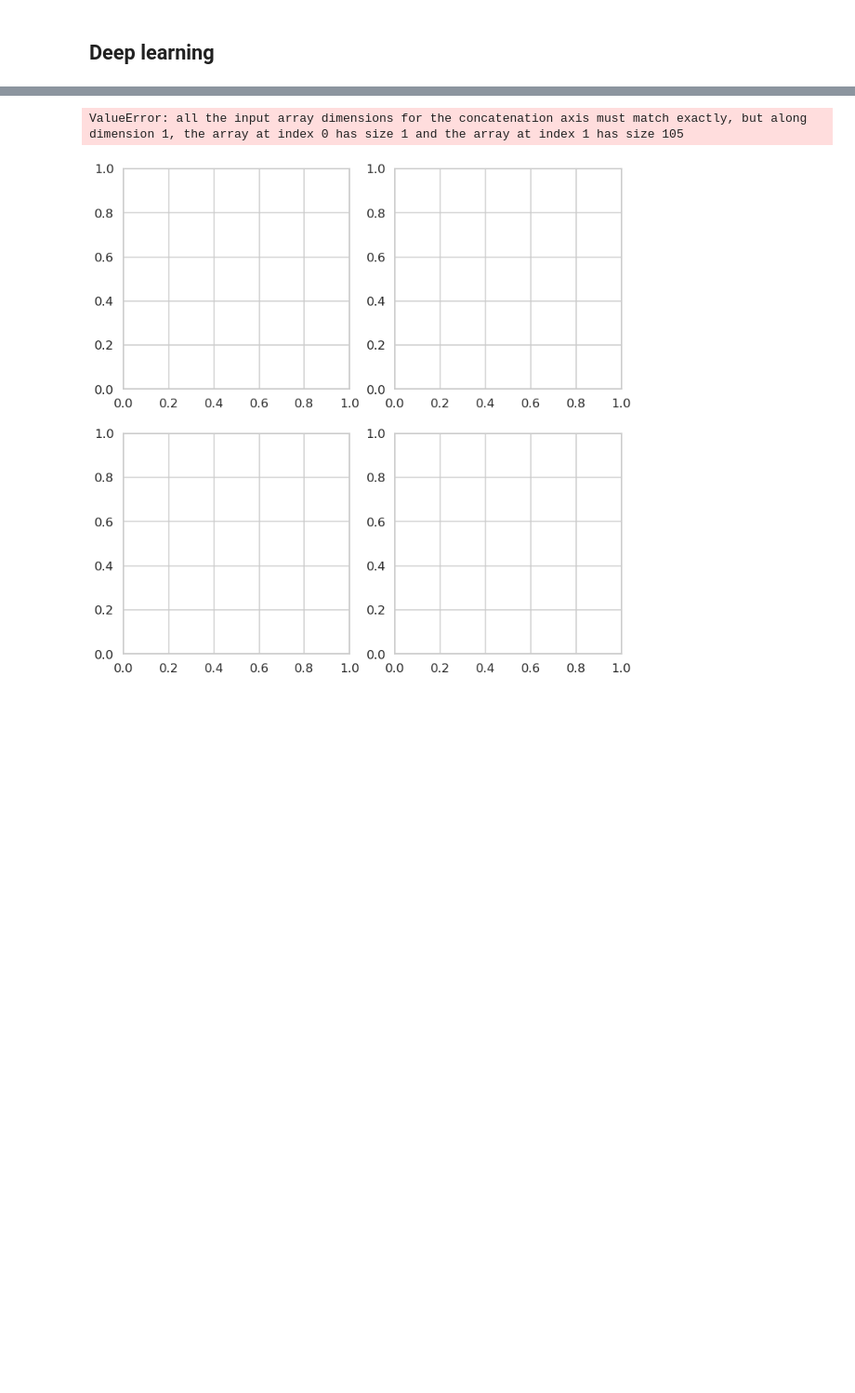
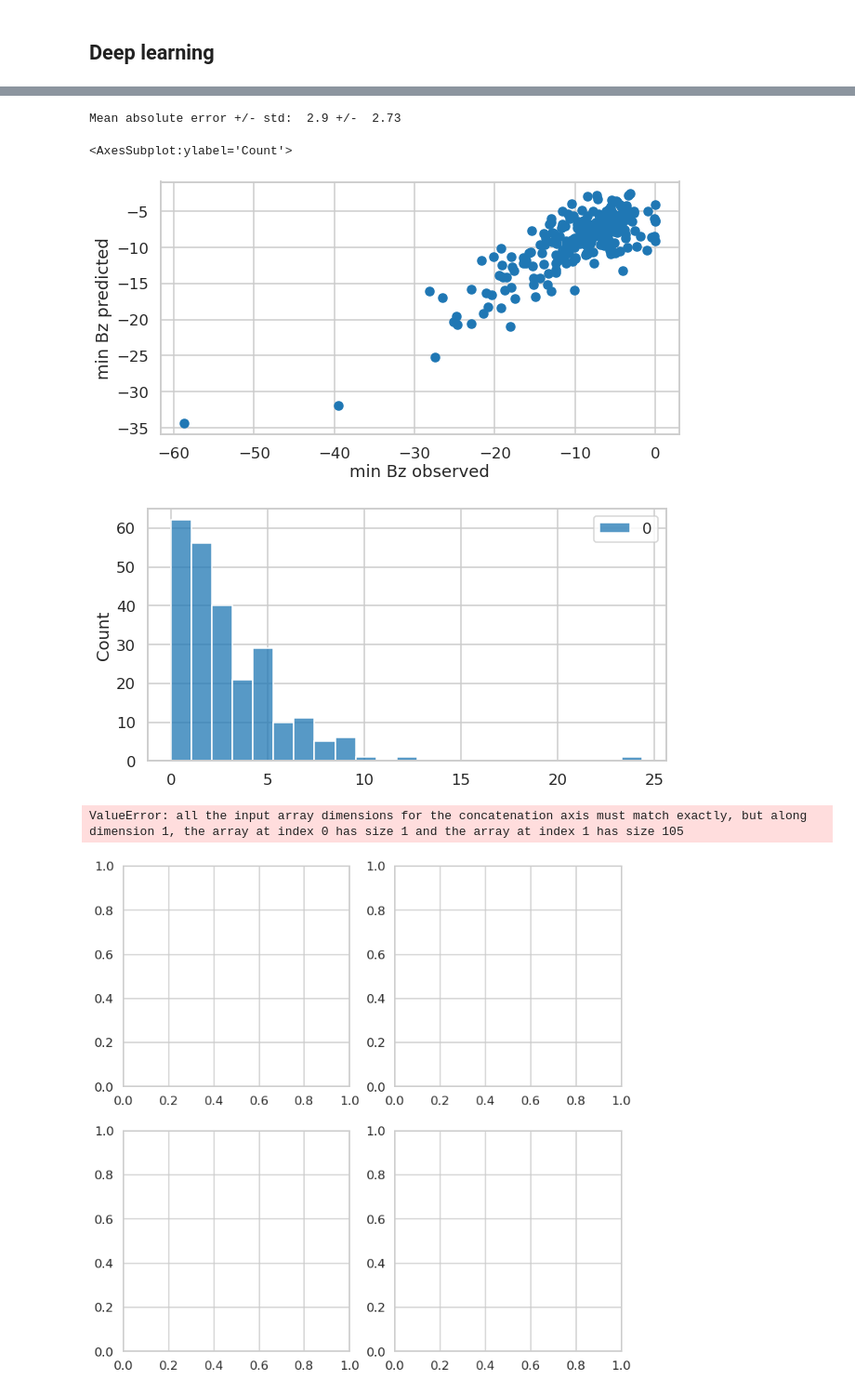
Before and after one commit to cmoestl/ai-tests, a Jupyter notebook: scripts/mfr_pred_ai.ipynb, the cells around one changed output, grey strips where cells are left out. Shown at 93% size. Drawn from its saved outputs; the diff is of its cells as text; code cells hidden in the pictures; blank space fills up the shorter version.

```diff
--- a/scripts/mfr_pred_ai.ipynb
+++ b/scripts/mfr_pred_ai.ipynb
@@ -664,16 +664,2 @@ gbr         0.61  3.33
 # %% [markdown]
 ## Deep learning
-# %%
-import tensorflow as tf
-from tensorflow.keras import layers
-from keras.layers import Input
-from keras.layers import Dense
-from keras.models import Model
-from keras.models import Sequential
-
-
-X_train=X_train[:,0:35]
-
-
-print('training data shape features ', X_train.shape)
-print('training data shape labels', y_train.shape)
@@ -724,3 +750,38 @@ Epoch 50/50
+# %%
+plt.figure(10,figsize=(10,5))
+
+
+#use model
+y_predict_norm = model.predict(X_train_norm)
+#inverse scaling
+y_predict=scaler.inverse_transform(y_predict_norm)
+
+
+
+
+plt.scatter(y_train, y_predict)
+#plt.plot(x, y, color='k', label='Predictions')
+plt.xlabel('min Bz observed')
+plt.ylabel('min Bz predicted')
+#plt.legend()
+meanabs=np.round(np.mean(abs(y_train-y_predict)),1)
+stdabs=np.round(np.std(abs(y_train-y_predict)),2)
+
+
+
+
+print('Mean absolute error +/- std: ',meanabs, '+/- ', stdabs)
+print()
+
+
+
+plt.figure(11,figsize=(10,5))
+sns.histplot(data=abs(y_train-y_predict))
+# %% [output]
+Mean absolute error +/- std:  2.9 +/-  2.73
+<AxesSubplot:ylabel='Count'>
+[figure, added]
+[figure, added]
 # %%
 # Create scatter density plots for different models
 from scipy.stats import gaussian_kde
```
Also changed, not shown: parts of 5 cells of this notebook, 3 other files.
